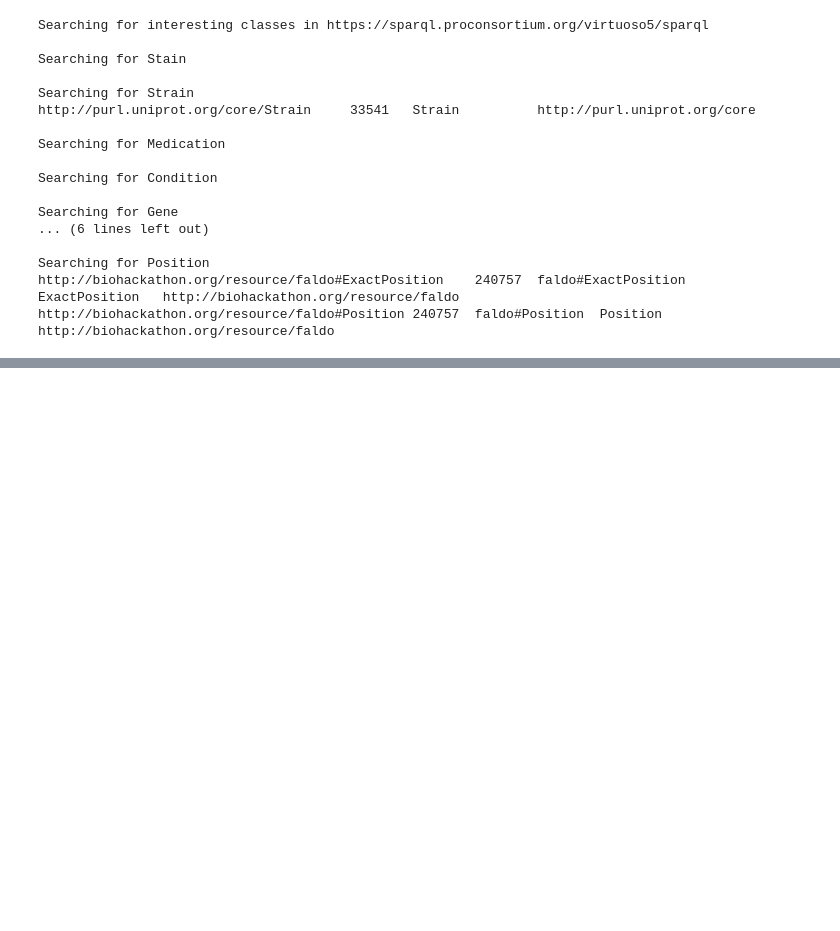
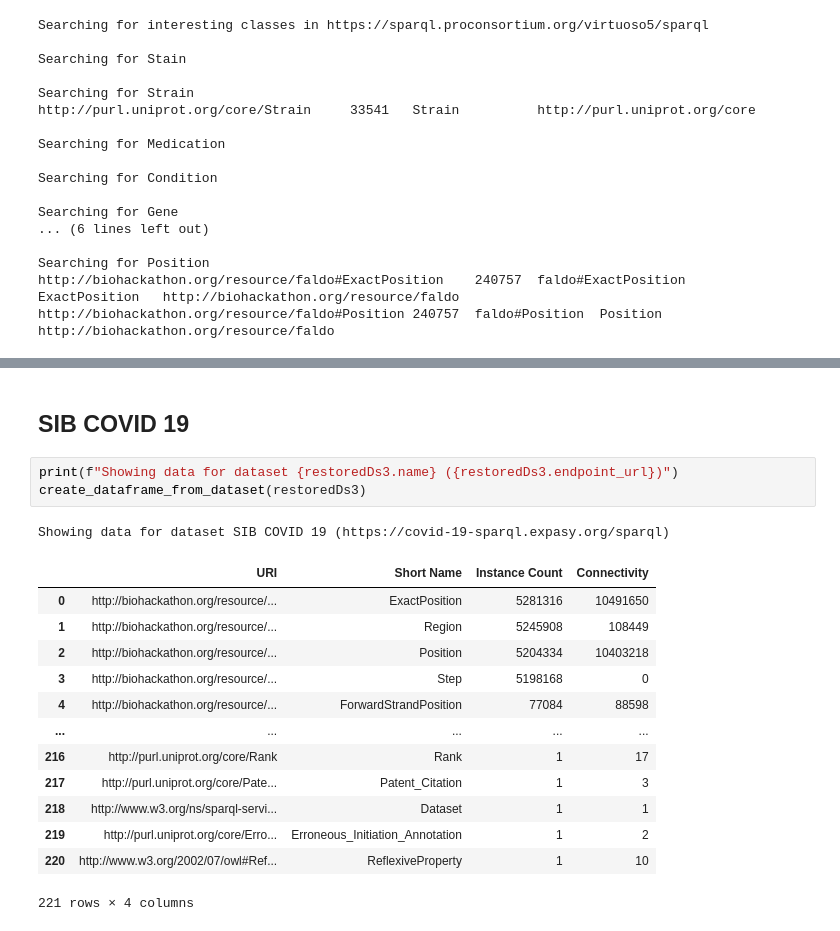
Before and after one commit to sergejsrk/SparqlDatasetAnalysis, a Jupyter notebook: Covid19_datasets.ipynb, the cells around one changed output, grey strips where cells are left out. Saved outputs shown, nothing was run; the diff lists cells and outputs as text; blank space fills up the shorter version.

```diff
--- a/Covid19_datasets.ipynb
+++ b/Covid19_datasets.ipynb
@@ -751,0 +941,20 @@ for i in sorted(short_name_2_presence_and_instance_count, reverse = True, key=la
+# %% [markdown]
+## SIB COVID 19
+# %%
+print(f"Showing data for dataset {restoredDs3.name} ({restoredDs3.endpoint_url})")
+create_dataframe_from_dataset(restoredDs3)
+# %% [output]
+Showing data for dataset SIB COVID 19 (https://covid-19-sparql.expasy.org/sparql)
+|  | URI | Short Name | Instance Count | Connectivity |
+| 0 | http://biohackathon.org/resource/... | ExactPosition | 5281316 | 10491650 |
+| 1 | http://biohackathon.org/resource/... | Region | 5245908 | 108449 |
+| 2 | http://biohackathon.org/resource/... | Position | 5204334 | 10403218 |
+| 3 | http://biohackathon.org/resource/... | Step | 5198168 | 0 |
+| 4 | http://biohackathon.org/resource/... | ForwardStrandPosition | 77084 | 88598 |
+| ... | ... | ... | ... | ... |
+| 216 | http://purl.uniprot.org/core/Rank | Rank | 1 | 17 |
+| 217 | http://purl.uniprot.org/core/Pate... | Patent_Citation | 1 | 3 |
+| 218 | http://www.w3.org/ns/sparql-servi... | Dataset | 1 | 1 |
+| 219 | http://purl.uniprot.org/core/Erro... | Erroneous_Initiation_Annotation | 1 | 2 |
+| 220 | http://www.w3.org/2002/07/owl#Ref... | ReflexiveProperty | 1 | 10 |
+221 rows × 4 columns
```
Also changed, not shown: parts of 33 cells of this notebook.
